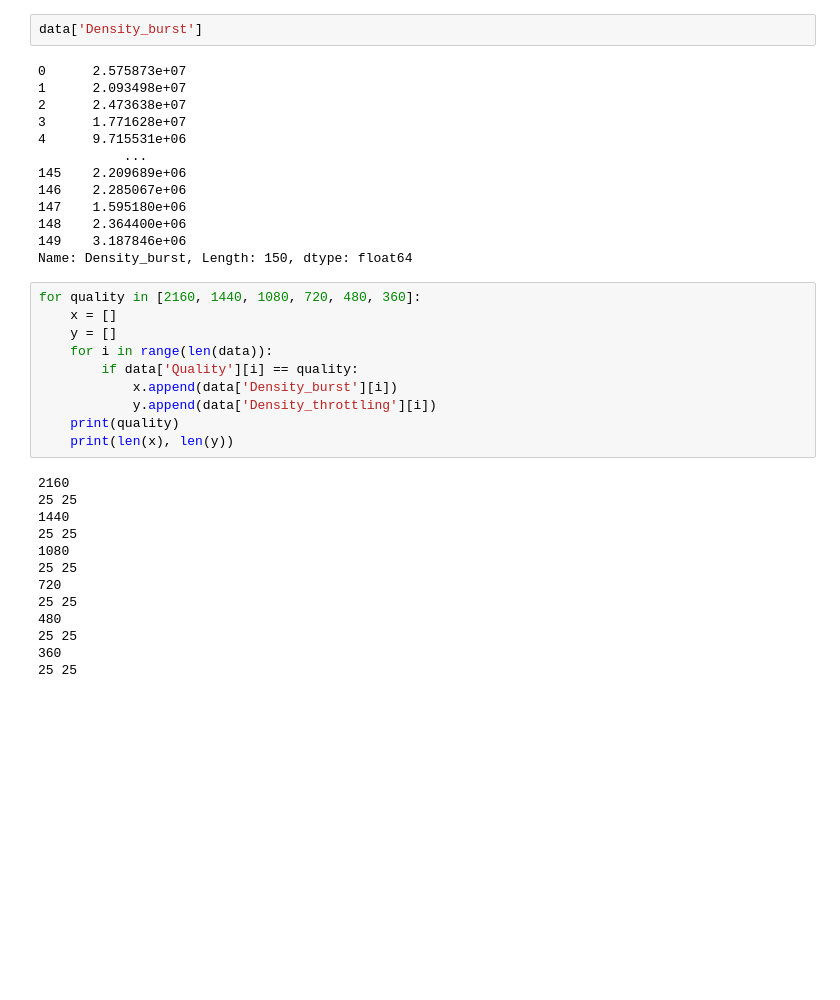
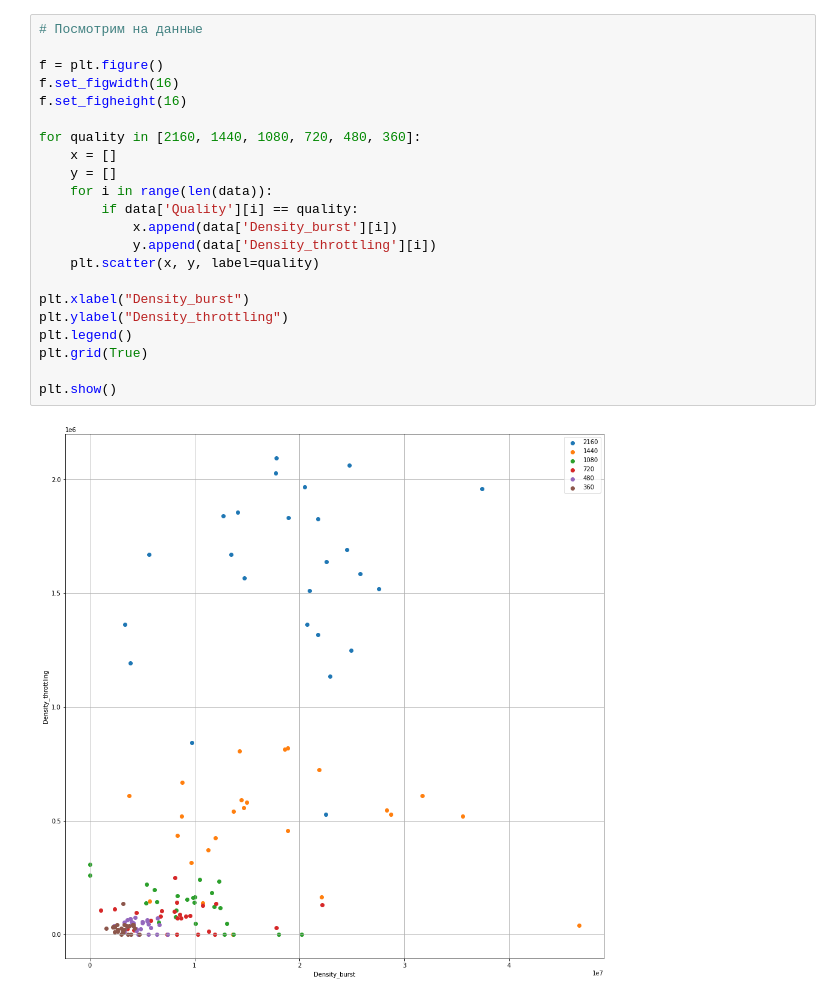
Before and after one commit to r-vvch/video_quality_classifier, a Jupyter notebook: classifier.ipynb, the cells around one changed output. Drawn from its saved outputs; the diff is of its cells as text; blank space fills up the shorter version.

```diff
--- a/classifier.ipynb
+++ b/classifier.ipynb
@@ -23,38 +31,24 @@ data
-# %%
-data['Density_burst']
-# %% [output]
-0      2.575873e+07
-1      2.093498e+07
-2      2.473638e+07
-3      1.771628e+07
-4      9.715531e+06
-           ...
-145    2.209689e+06
-146    2.285067e+06
-147    1.595180e+06
-148    2.364400e+06
-149    3.187846e+06
-Name: Density_burst, Length: 150, dtype: float64
 # %%
+# Посмотрим на данные
+
+f = plt.figure()
+f.set_figwidth(16)
+f.set_figheight(16)
+
 for quality in [2160, 1440, 1080, 720, 480, 360]:
     x = []
     y = []
     for i in range(len(data)):
         if data['Quality'][i] == quality:
             x.append(data['Density_burst'][i])
             y.append(data['Density_throttling'][i])
-    print(quality)
-    print(len(x), len(y))
+    plt.scatter(x, y, label=quality)
+
+plt.xlabel("Density_burst")
+plt.ylabel("Density_throttling")
+plt.legend()
+plt.grid(True)
+
+plt.show()
 # %% [output]
-2160
-25 25
-1440
-25 25
-1080
-25 25
-720
-25 25
-480
-25 25
-360
-25 25
+[figure, added]
```
Also changed, not shown: parts of 19 cells of this notebook, 1 other file.
